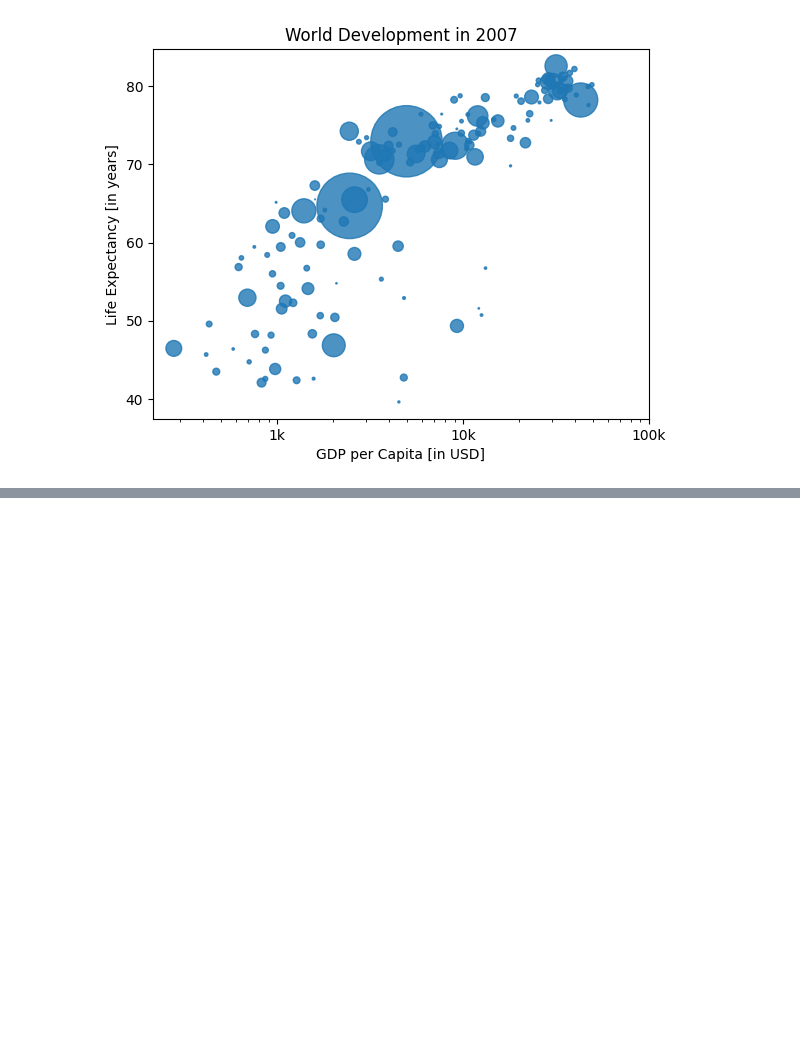
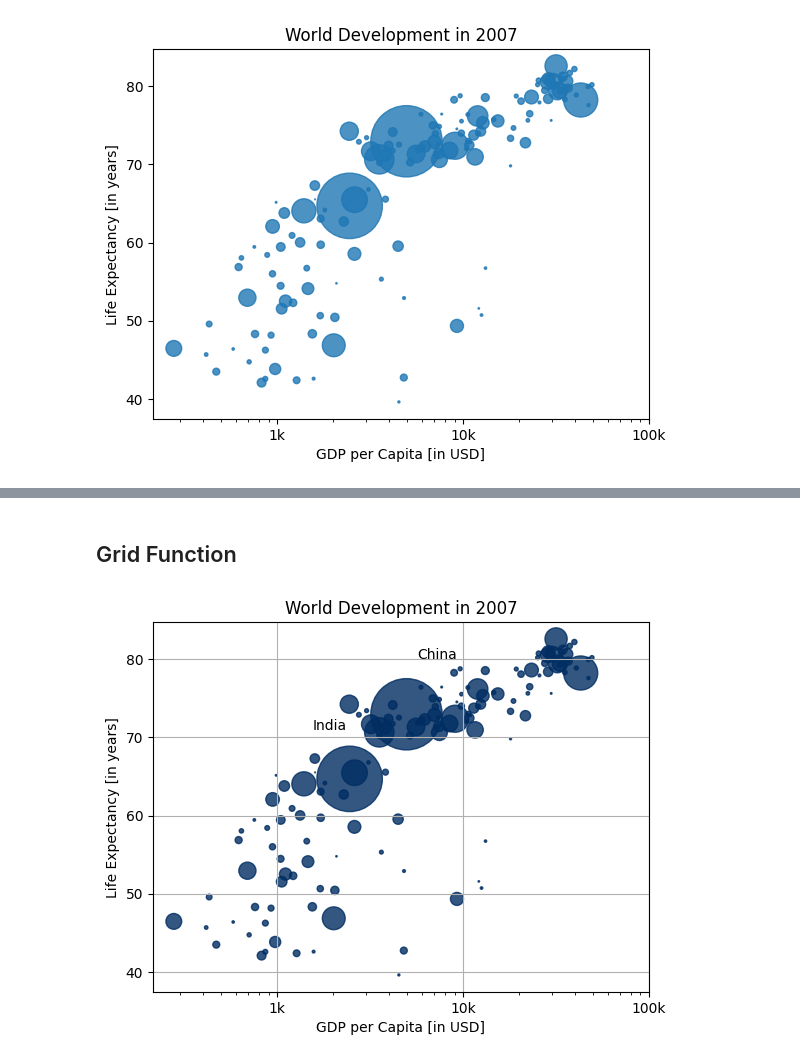
Before and after one commit to SyedaAnoosha/Data-Science-with-Python, a Jupyter notebook: Data Visualization Python/Matplotlib/customization.ipynb, the cells around one changed output, grey strips where cells are left out. Saved outputs shown, nothing was run; the diff lists cells and outputs as text; code cells hidden in the pictures; blank space fills up the shorter version.

```diff
--- a/Data Visualization Python/Matplotlib/customization.ipynb
+++ b/Data Visualization Python/Matplotlib/customization.ipynb
@@ -86,0 +108,24 @@ plt.show()
+# %% [markdown]
+## Grid Function
+# %%
+# Scatter plot
+plt.scatter(x = gdp_cap, y = life_exp, s = np.array(pop) * 2, c = '#002D62', alpha = 0.8)
+
+# Previous customizations
+plt.xscale('log')
+plt.xlabel('GDP per Capita [in USD]')
+plt.ylabel('Life Expectancy [in years]')
+plt.title('World Development in 2007')
+plt.xticks([1000,10000,100000], ['1k','10k','100k'])
+
+# Additional customizations
+plt.text(1550, 71, 'India')
+plt.text(5700, 80, 'China')
+
+# Add grid() call
+plt.grid(True)
+
+# Show the plot
+plt.show()
+# %% [output]
+[figure, added]
```
Also changed, not shown: parts of 6 cells of this notebook.
